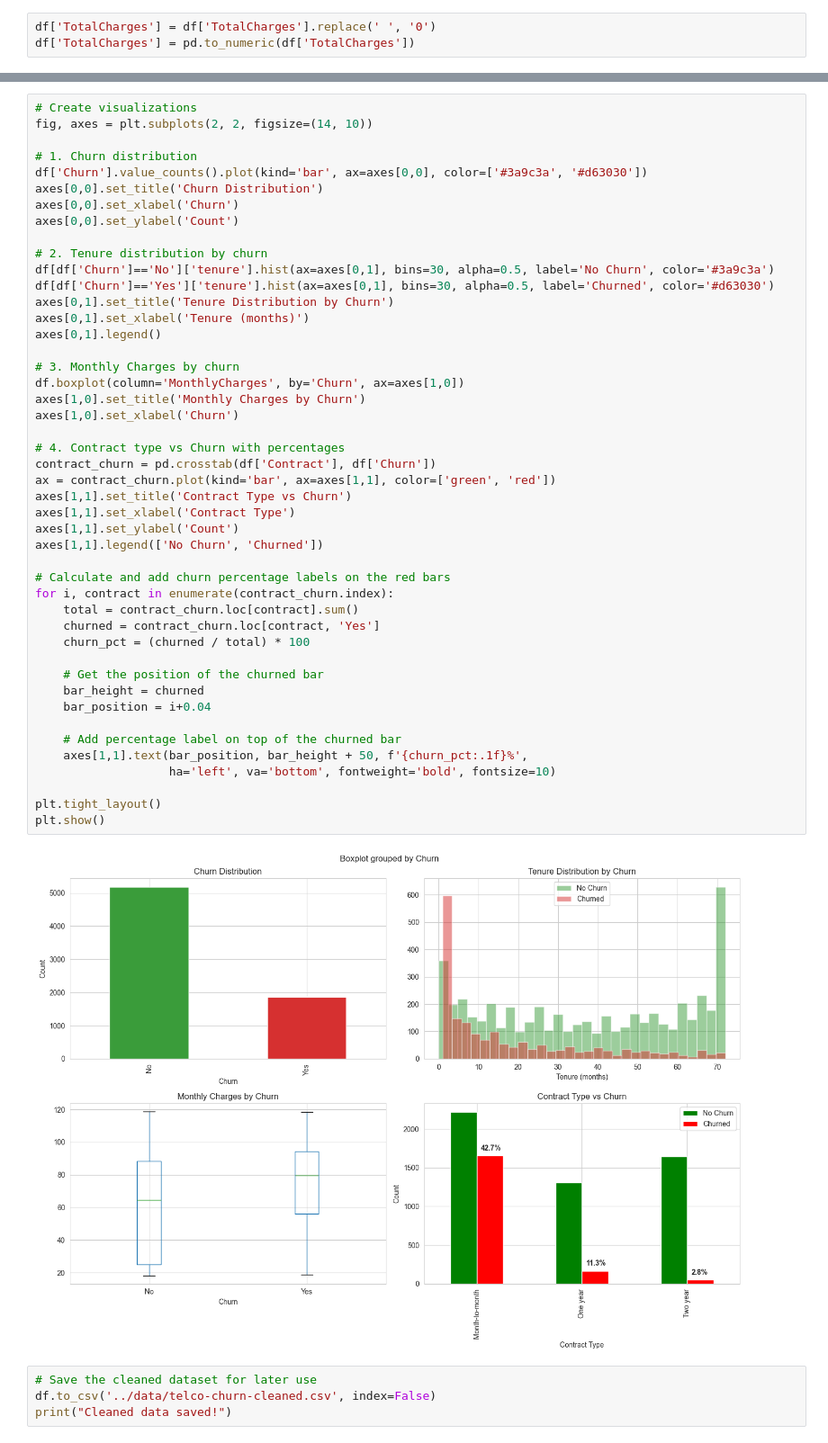
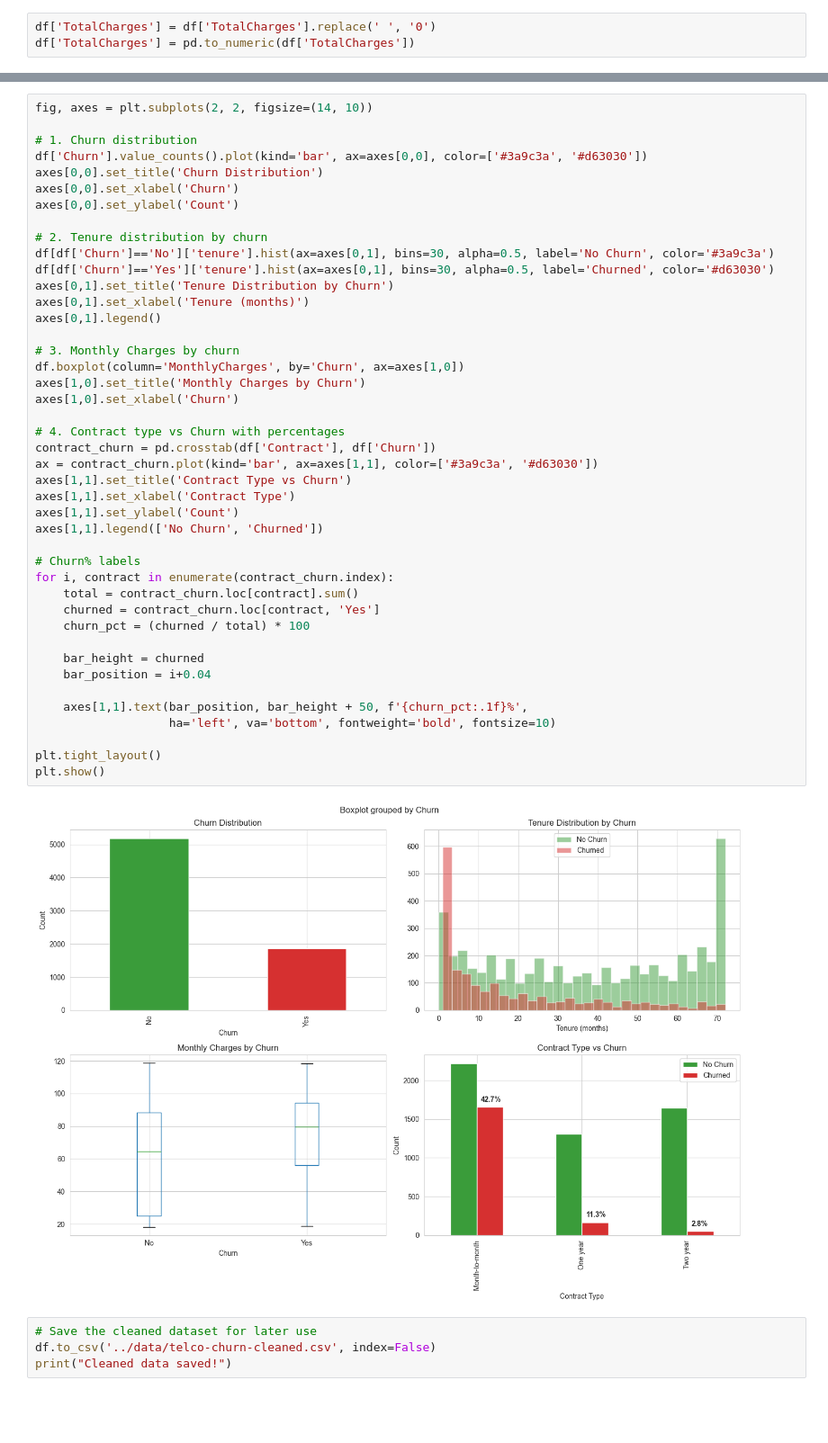
Before and after one commit to shreyeshi-somya/churn-prediction-dashboard, a Jupyter notebook: notebooks/01_exploratory_data_analysis.ipynb, the cells around one changed output, grey strips where cells are left out. Shown at 90% size. Drawn from its saved outputs; the diff is of its cells as text; blank space fills up the shorter version.

```diff
--- a/notebooks/01_exploratory_data_analysis.ipynb
+++ b/notebooks/01_exploratory_data_analysis.ipynb
@@ -137,5 +143,4 @@ Any NaN values in TotalCharges? 0
 # %%
-# Create visualizations
 fig, axes = plt.subplots(2, 2, figsize=(14, 10))
 
 # 1. Churn distribution
@@ -150,38 +155,36 @@ df[df['Churn']=='Yes']['tenure'].hist(ax=axes[0,1], bins=30, alpha=0.5, label='C
 axes[0,1].set_title('Tenure Distribution by Churn')
 axes[0,1].set_xlabel('Tenure (months)')
 axes[0,1].legend()
 
 # 3. Monthly Charges by churn
 df.boxplot(column='MonthlyCharges', by='Churn', ax=axes[1,0])
 axes[1,0].set_title('Monthly Charges by Churn')
 axes[1,0].set_xlabel('Churn')
 
 # 4. Contract type vs Churn with percentages
 contract_churn = pd.crosstab(df['Contract'], df['Churn'])
-ax = contract_churn.plot(kind='bar', ax=axes[1,1], color=['green', 'red'])
+ax = contract_churn.plot(kind='bar', ax=axes[1,1], color=['#3a9c3a', '#d63030'])
 axes[1,1].set_title('Contract Type vs Churn')
 axes[1,1].set_xlabel('Contract Type')
 axes[1,1].set_ylabel('Count')
 axes[1,1].legend(['No Churn', 'Churned'])
 
-# Calculate and add churn percentage labels on the red bars
+# Churn% labels
 for i, contract in enumerate(contract_churn.index):
     total = contract_churn.loc[contract].sum()
     churned = contract_churn.loc[contract, 'Yes']
     churn_pct = (churned / total) * 100
 
-    # Get the position of the churned bar
     bar_height = churned
     bar_position = i+0.04
 
-    # Add percentage label on top of the churned bar
     axes[1,1].text(bar_position, bar_height + 50, f'{churn_pct:.1f}%',
                    ha='left', va='bottom', fontweight='bold', fontsize=10)
 
 plt.tight_layout()
 plt.show()
 # %% [output]
-[figure, old version]
+[figure, new version]
 # %%
 # Save the cleaned dataset for later use
 df.to_csv('../data/telco-churn-cleaned.csv', index=False)
```
Also changed, not shown: parts of 8 cells of this notebook, 7 other files.
